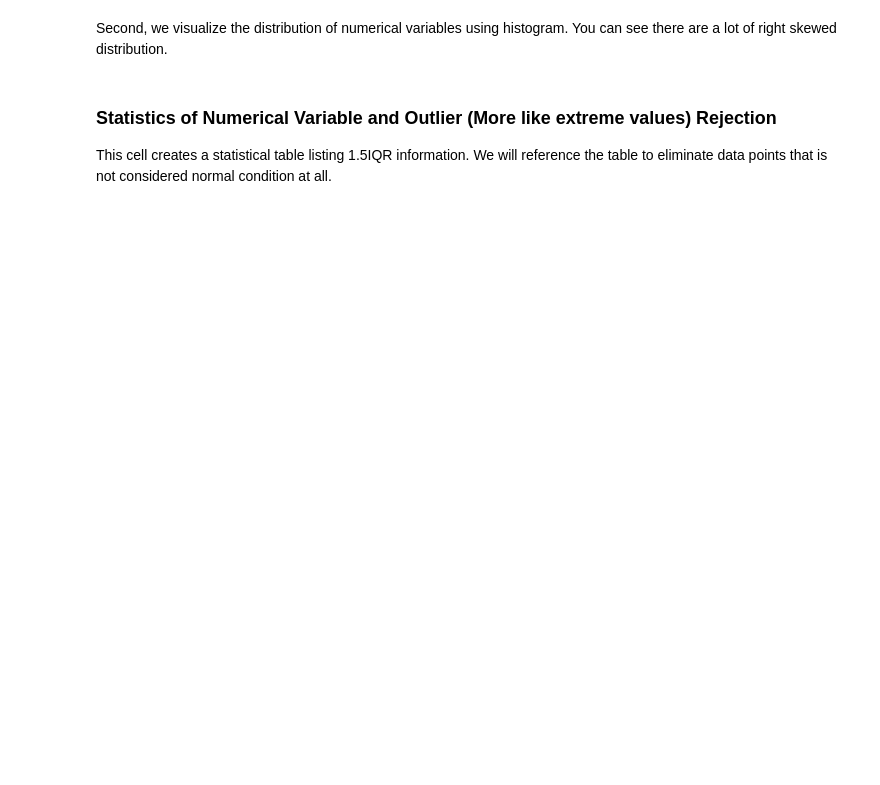
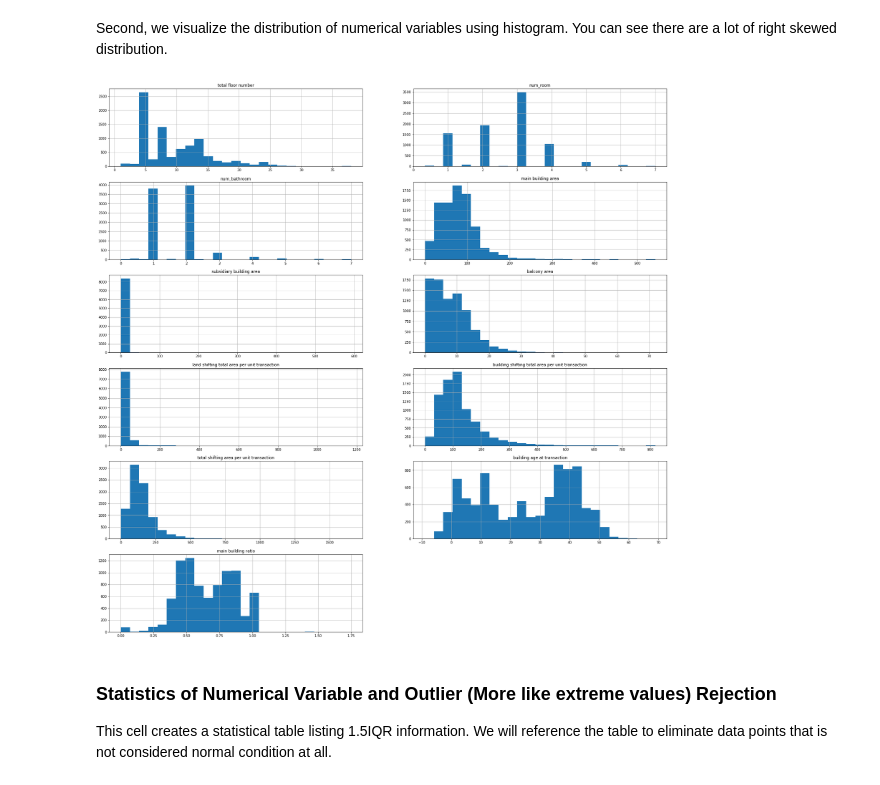
Before and after one commit to BurgerWu/Predicting-Housing-Price-in-Taipei-City, a Jupyter notebook: Predicting House Price in Taipei City-Unit.ipynb, the cells around one changed output. Cells and saved outputs as stored; diff of their text form; code cells hidden in the pictures; blank space fills up the shorter version.

```diff
--- a/Predicting House Price in Taipei City-Unit.ipynb
+++ b/Predicting House Price in Taipei City-Unit.ipynb
@@ -152,9 +189,12 @@ Second, we visualize the distribution of numerical variables using histogram. Yo
 # %%
 fig = plt.figure(figsize = [30,30])
 sub_ind = 1
 for cols in Numerical_Columns:
-    Resident_Dataset[cols].plot.hist(ax = plt.subplot(6,2,sub_ind), bins =25, title = cols)
+    Resident_Dataset[cols].hist(ax = plt.subplot(6,2,sub_ind), bins =25)
+    plt.title(cols)
     sub_ind += 1
+# %% [output]
+[figure, added]
 # %% [markdown]
 ### Statistics of Numerical Variable and Outlier (More like extreme values) Rejection
 This cell creates a  statistical table listing 1.5IQR information. We will reference the table to eliminate data points that is not considered normal condition at all.
```
Also changed, not shown: parts of 32 cells of this notebook.
